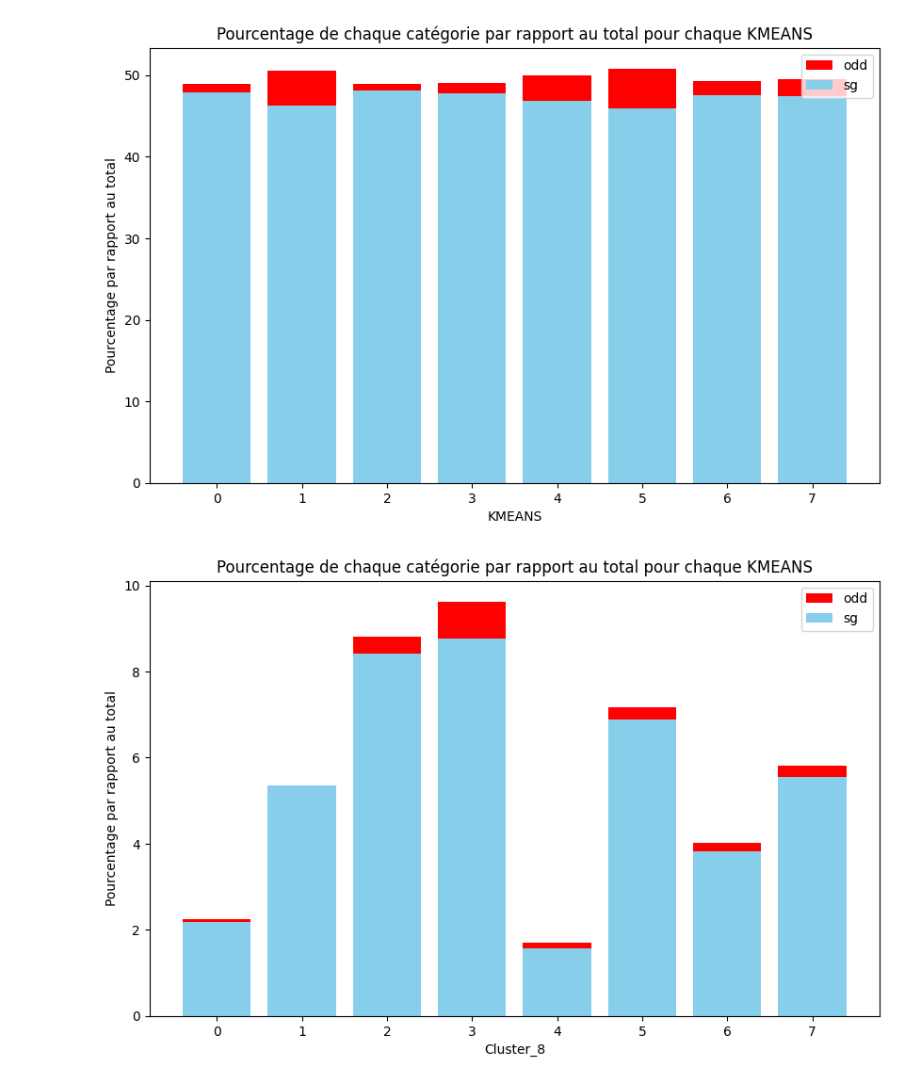
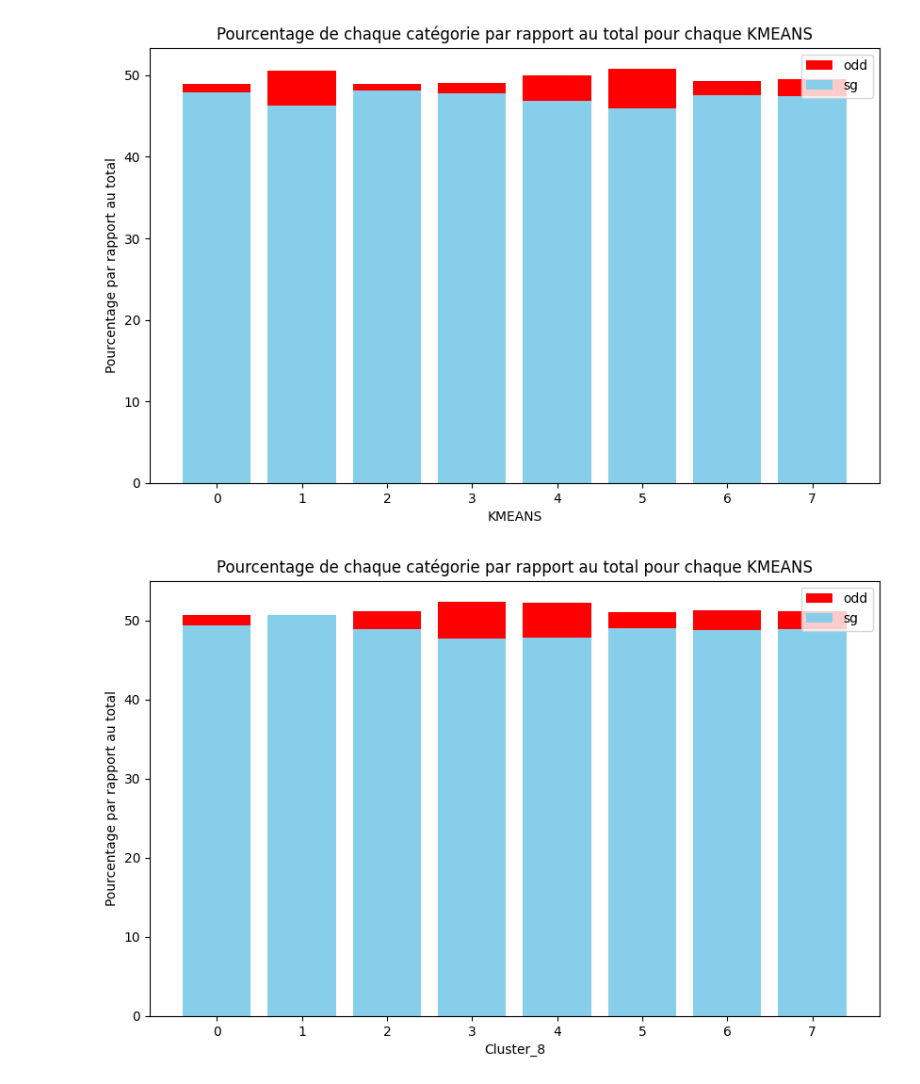
Before and after one commit to Statapp-CANAL/Statapp-CANAL, a Jupyter notebook: Data_operations/antoine.ipynb, the cells around one changed output. Cells and saved outputs as stored; diff of their text form; code cells hidden in the pictures.

```diff
--- a/Data_operations/antoine.ipynb
+++ b/Data_operations/antoine.ipynb
@@ -292,22 +292,22 @@ plt.show()
 # %% [output]
 [figure]
 # %%
-total_par_kmeans_p = donnees_odd_p['ID_ABONNE'] + donnees_sg_p['ID_ABONNE'] + donnees_pile_p['ID_ABONNE']
+total_par_kmeans_p = donnees_odd_p['ID_ABONNE'] + donnees_sg_p['ID_ABONNE']
 
-pourcentage_odd_p = (donnees_odd_p['ID_ABONNE'] / total_par_kmeans) * 100
-pourcentage_sg_p = (donnees_sg_p['ID_ABONNE'] / total_par_kmeans) * 100
+pourcentage_odd_p = (donnees_odd_p['ID_ABONNE'] / total_par_kmeans_p) * 100
+pourcentage_sg_p = (donnees_sg_p['ID_ABONNE'] / total_par_kmeans_p) * 100
 
 plt.figure(figsize=(10, 6))
 
 plt.bar(donnees_odd_p['Cluster_8'], pourcentage_odd_p, color='red', label='odd')
 plt.bar(donnees_sg_p['Cluster_8'], pourcentage_sg_p, color='skyblue', label='sg')
 
 plt.xlabel('Cluster_8')
 plt.ylabel('Pourcentage par rapport au total')
 plt.title('Pourcentage de chaque catégorie par rapport au total pour chaque KMEANS')
 plt.xticks(donnees_odd_p['Cluster_8'])
 plt.legend()
 
 plt.show()
 # %% [output]
-[figure, old version]
+[figure, new version]
```
